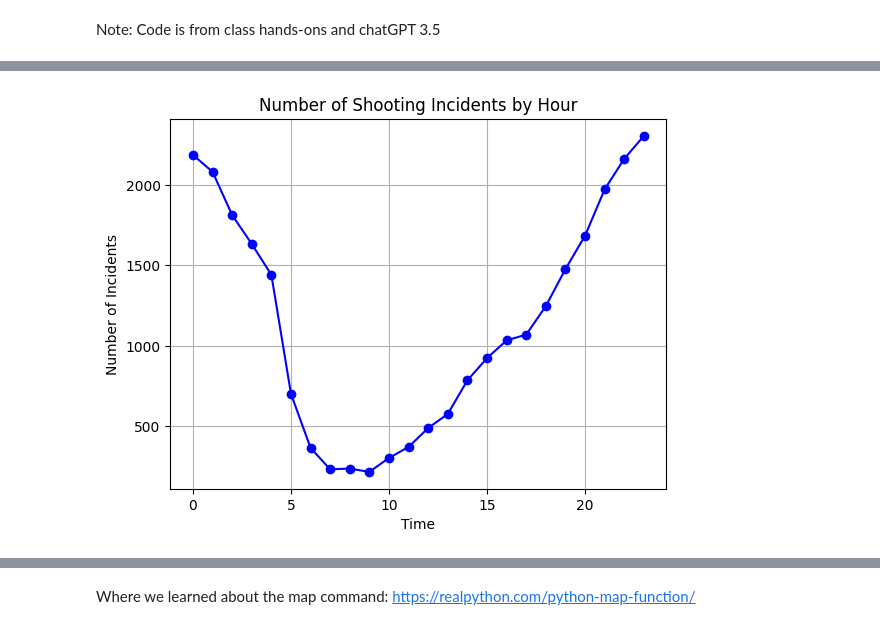
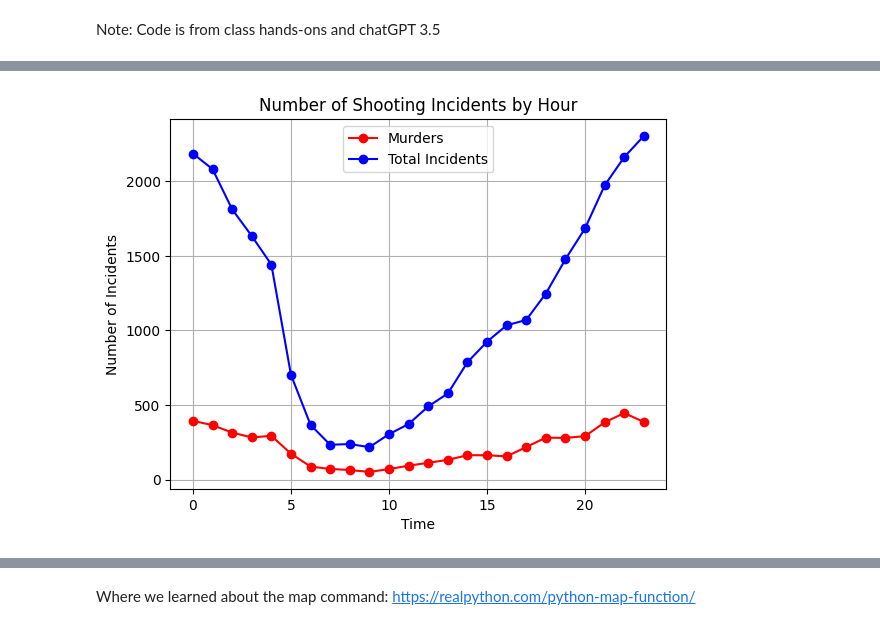
Before and after one commit to aaminac/NYPDShootingData, a Jupyter notebook: FinalGroupCodingAssignment.ipynb, the cells around one changed output, grey strips where cells are left out. Cells and saved outputs as stored; diff of their text form; code cells hidden in the pictures.

```diff
--- a/FinalGroupCodingAssignment.ipynb
+++ b/FinalGroupCodingAssignment.ipynb
@@ -47,17 +156,25 @@ Text(0.5, 1.0, 'Shooting Incident Victims By Age Group')
 # %%
 
 
 time = pd.to_datetime(df["OCCUR_TIME"]) #create histogram of occurance time with 24 bins (using matplotlib)
 df['Hour'] = time.dt.hour
 
+murders_by_hour = df[df['STATISTICAL_MURDER_FLAG']]['Hour'].value_counts().sort_index() #from chatGPT
+
+murders_by_hour.plot(kind = 'line', marker = 'o', color = 'red', label='Murders')
+
 #hour.hist(bins = 24) #24 bins to equate to military time
 
 incident_count_by_year = df.groupby('Hour').size()
 
-incident_count_by_year.plot(kind='line', marker='o', color='blue')
+
+incident_count_by_year.plot(kind='line', marker='o', color='blue', label='Total Incidents')
+
+
+plt.legend()
 plt.xlabel('Time')
 plt.ylabel('Number of Incidents')
 plt.title('Number of Shooting Incidents by Hour')
 plt.grid(True)
 # %% [output]
-[figure, old version]
+[figure, new version]
```
Also changed, not shown: parts of 33 cells of this notebook.
